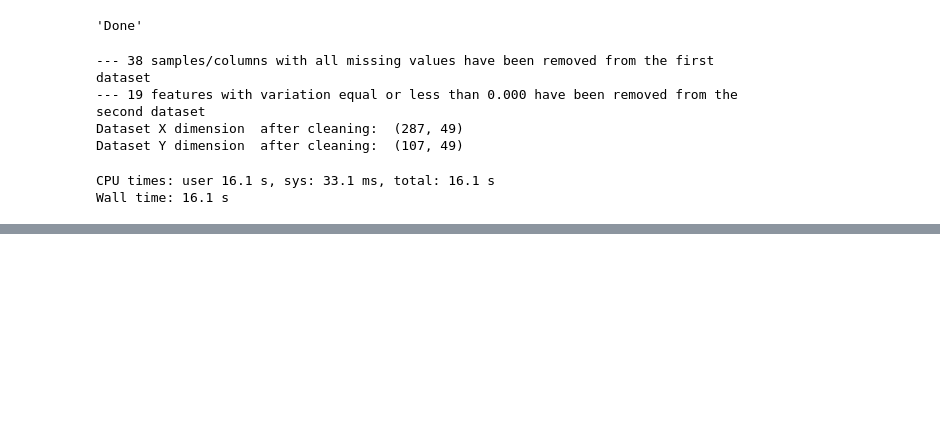
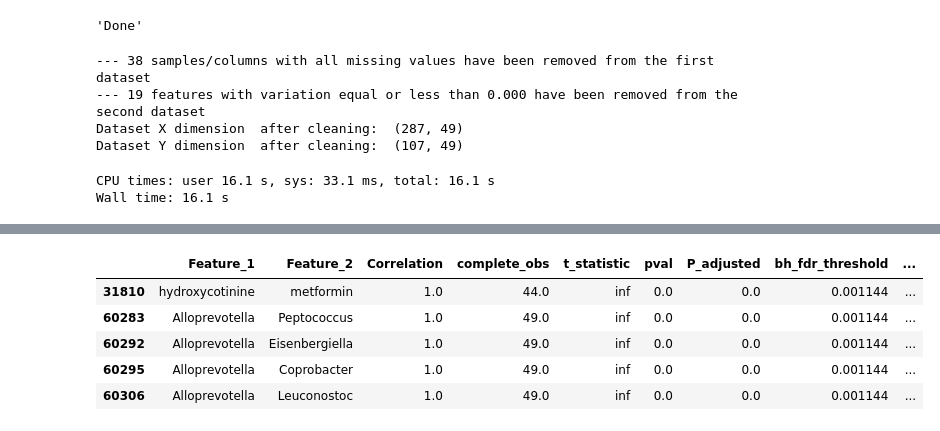
Before and after one commit to omicsEye/btest, a Jupyter notebook: notebooks/btest.ipynb, the cells around one changed output, grey strips where cells are left out. Saved outputs shown, nothing was run; the diff lists cells and outputs as text; code cells hidden in the pictures; blank space fills up the shorter version.

```diff
--- a/notebooks/btest.ipynb
+++ b/notebooks/btest.ipynb
@@ -517,0 +542,9 @@ X_Y.head()
+# %%
+X_Y.head()
+# %% [output]
+|  | Feature_1 | Feature_2 | Correlation | complete_obs | t_statistic | pval | P_adjusted | bh_fdr_threshold | ... |
+| 31810 | hydroxycotinine | metformin | 1.0 | 44.0 | inf | 0.0 | 0.0 | 0.001144 | ... |
+| 60283 | Alloprevotella | Peptococcus | 1.0 | 49.0 | inf | 0.0 | 0.0 | 0.001144 | ... |
+| 60292 | Alloprevotella | Eisenbergiella | 1.0 | 49.0 | inf | 0.0 | 0.0 | 0.001144 | ... |
+| 60295 | Alloprevotella | Coprobacter | 1.0 | 49.0 | inf | 0.0 | 0.0 | 0.001144 | ... |
+| 60306 | Alloprevotella | Leuconostoc | 1.0 | 49.0 | inf | 0.0 | 0.0 | 0.001144 | ... |
```
Also changed, not shown: parts of 9 cells of this notebook, 1 other file.
